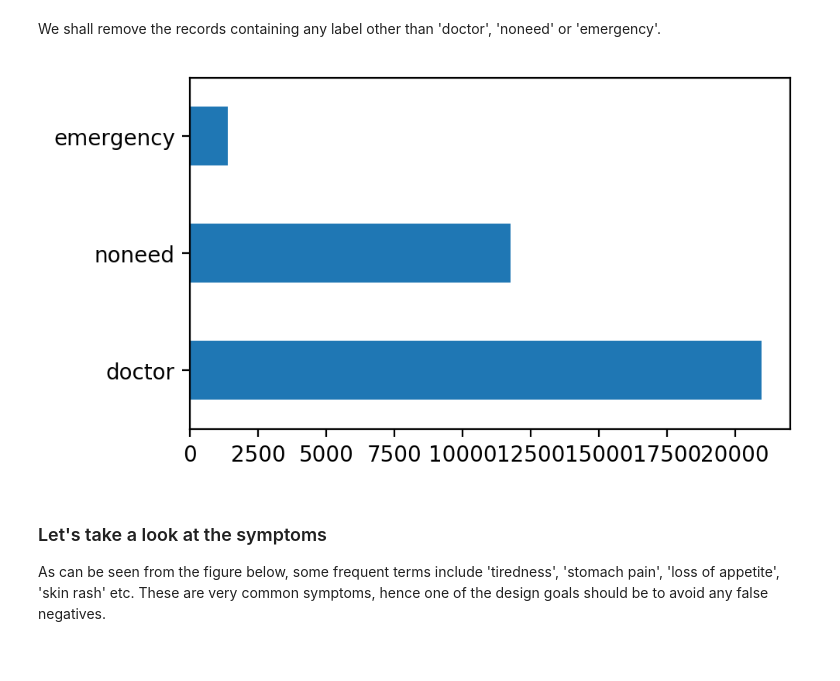
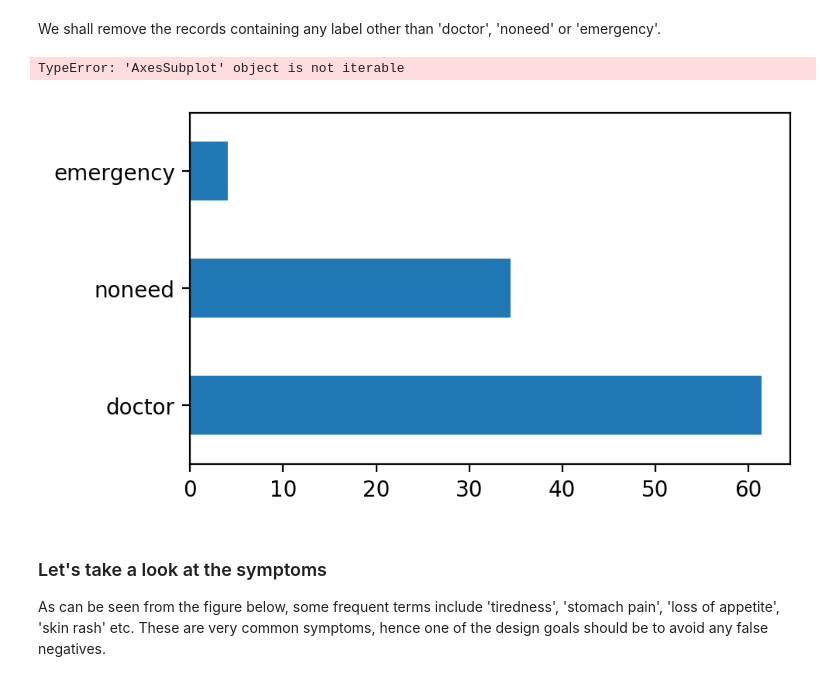
Before and after one commit to janakajain/medbot, a Jupyter notebook: analysis/exploratory-data-analysis.ipynb, the cells around one changed output. Drawn from its saved outputs; the diff is of its cells as text; code cells hidden in the pictures.

```diff
--- a/analysis/exploratory-data-analysis.ipynb
+++ b/analysis/exploratory-data-analysis.ipynb
@@ -36,10 +36,17 @@ Name: severity_label, dtype: int64
 We shall remove the records containing any label other than 'doctor', 'noneed' or 'emergency'.
 # %%
 data = data[data['severity_label'].isin(['doctor','emergency','noneed'])]
-# %%
-data.severity_label.value_counts().plot(kind = 'barh');
-# %% [output]
-[figure, removed]
+# %%
+def plot(df):
+
+    plot_df = df.value_counts(normalize = True).apply(lambda x: x*100)
+
+    recs = plot_df.plot(kind='barh')
+# %%
+plot(data['severity_label'])
+# %% [output]
+TypeError: 'AxesSubplot' object is not iterable
+[figure, added]
 # %% [markdown]
 ### Let's take a look at the symptoms
 
```
Also changed, not shown: parts of 3 cells of this notebook, 18 other files.
